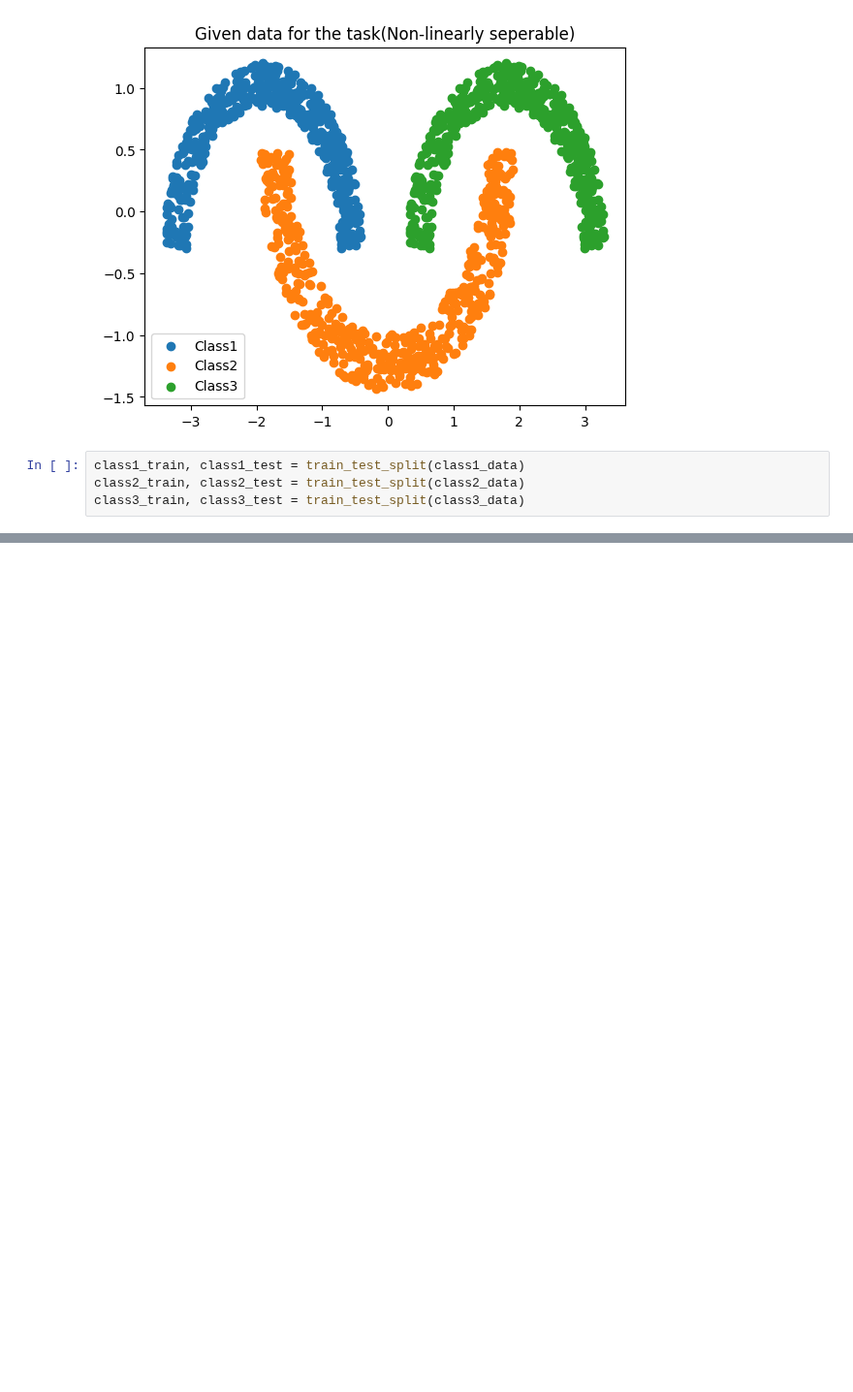
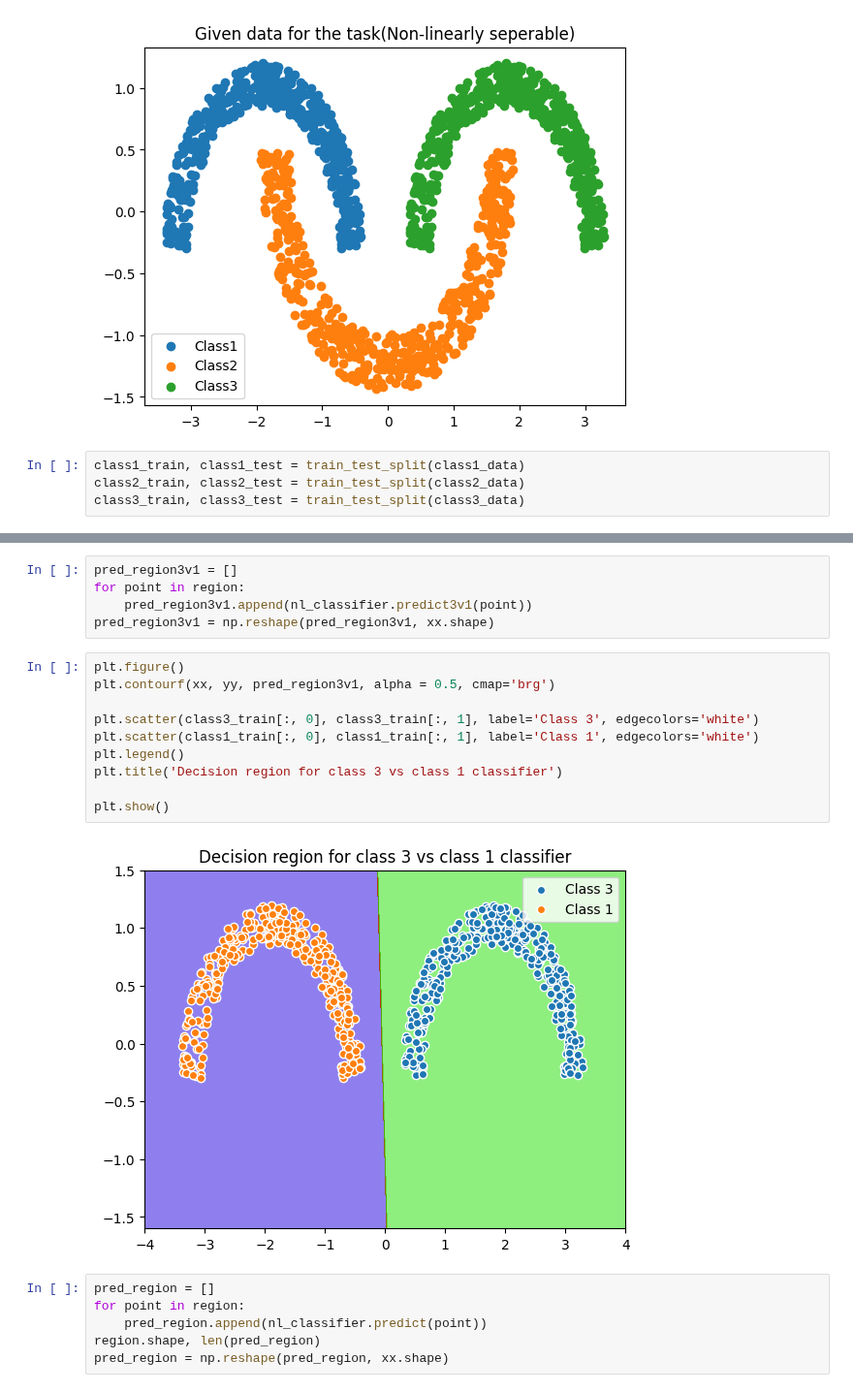
Before and after one commit to imraunav/Deep-Learning-and-Applications, a Jupyter notebook: classification_nonLinearData.ipynb, the cells around one changed output, grey strips where cells are left out. Shown at 97% size. Saved outputs shown, nothing was run; the diff lists cells and outputs as text; blank space fills up the shorter version.

```diff
--- a/classification_nonLinearData.ipynb
+++ b/classification_nonLinearData.ipynb
@@ -58,0 +158,23 @@ plt.show()
+# %%
+pred_region3v1 = []
+for point in region:
+    pred_region3v1.append(nl_classifier.predict3v1(point))
+pred_region3v1 = np.reshape(pred_region3v1, xx.shape)
+# %%
+plt.figure()
+plt.contourf(xx, yy, pred_region3v1, alpha = 0.5, cmap='brg')
+
+plt.scatter(class3_train[:, 0], class3_train[:, 1], label='Class 3', edgecolors='white')
+plt.scatter(class1_train[:, 0], class1_train[:, 1], label='Class 1', edgecolors='white')
+plt.legend()
+plt.title('Decision region for class 3 vs class 1 classifier')
+
+plt.show()
+# %% [output]
+[figure, added]
+# %%
+pred_region = []
+for point in region:
+    pred_region.append(nl_classifier.predict(point))
+region.shape, len(pred_region)
+pred_region = np.reshape(pred_region, xx.shape)
```
Also changed, not shown: parts of 13 cells of this notebook.
